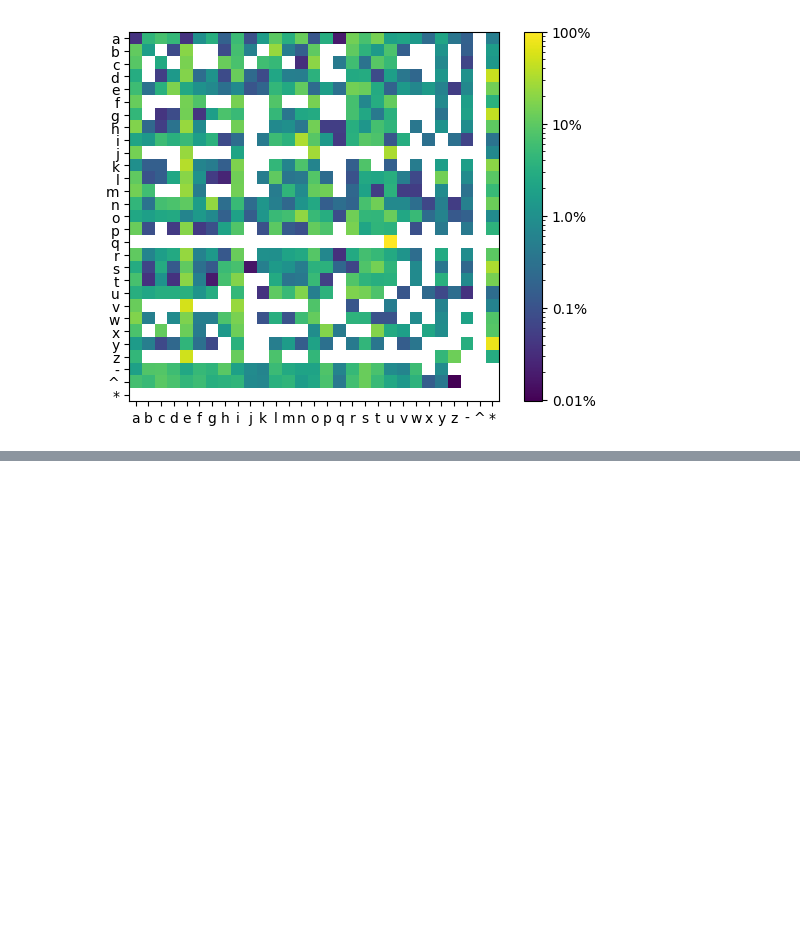
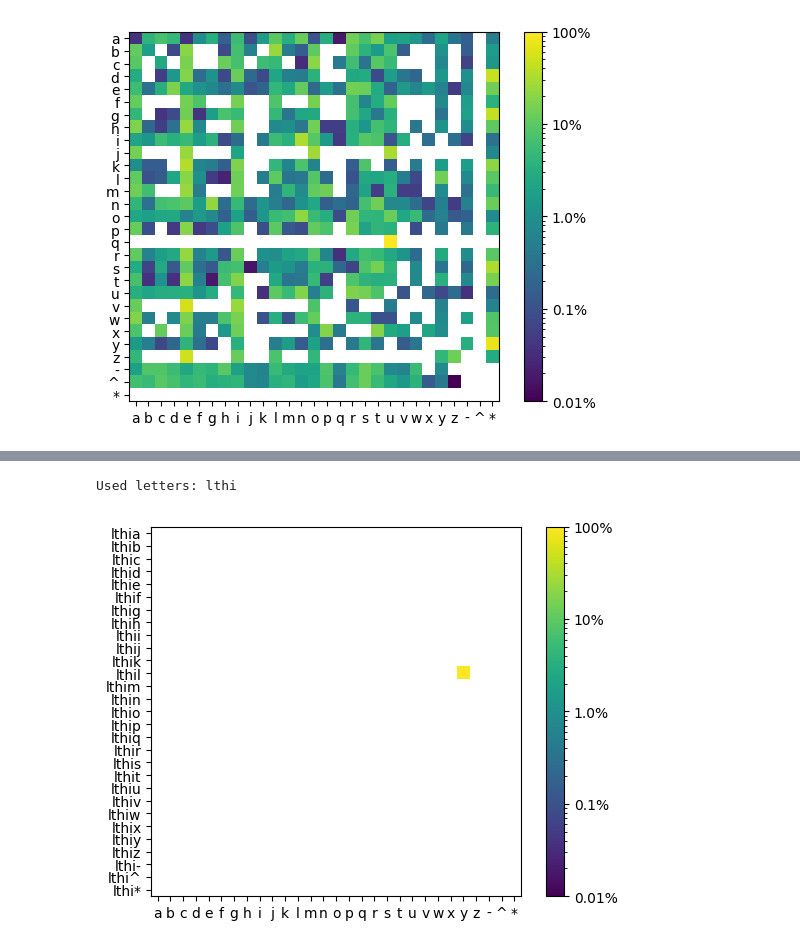
Before and after one commit to pauldubois98/GenerativeAI, a Jupyter notebook: predictNextLetter.ipynb, the cells around one changed output, grey strips where cells are left out. Drawn from its saved outputs; the diff is of its cells as text; code cells hidden in the pictures; blank space fills up the shorter version.

```diff
--- a/predictNextLetter.ipynb
+++ b/predictNextLetter.ipynb
@@ -154,0 +163,5 @@ IndexError: list index out of range
+# %%
+plot_next('^althi')
+# %% [output]
+Used letters: lthi
+[figure, added]
```
Also changed, not shown: parts of 7 cells of this notebook.
